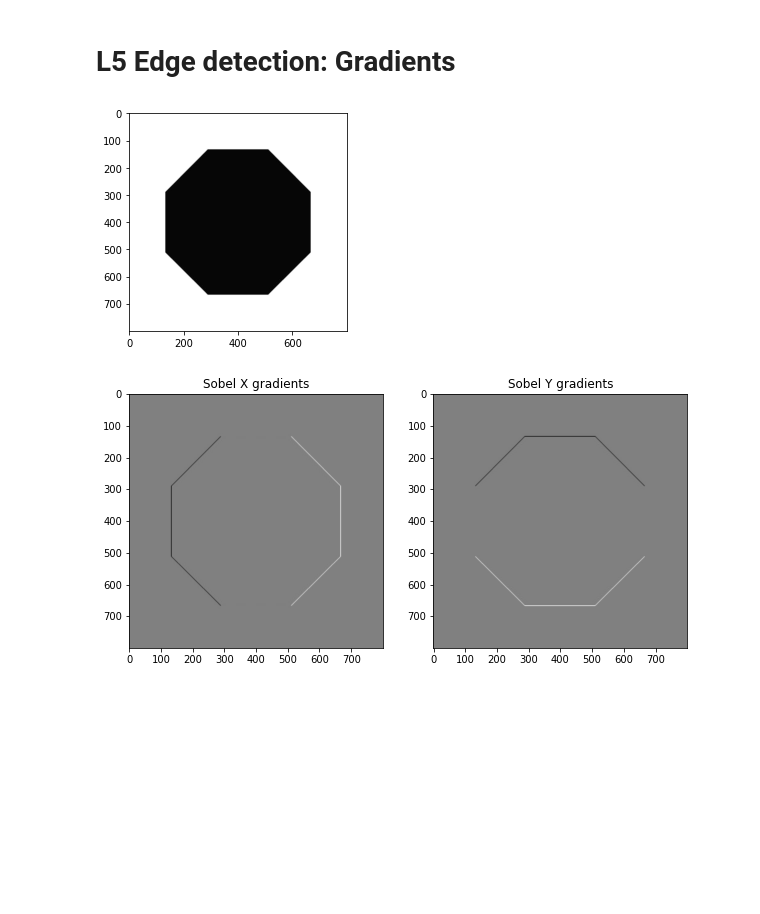
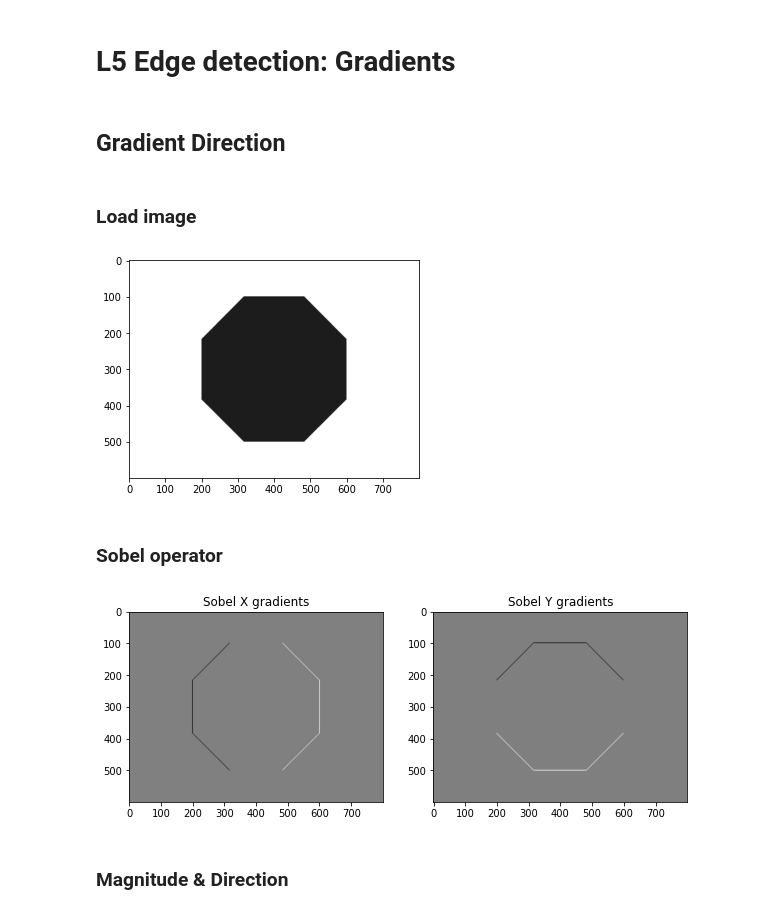
Before and after one commit to aten2001/CS6476-CV-1, a Jupyter notebook: 2A Linear image processing/In Class.ipynb, the cells around one changed output. Saved outputs shown, nothing was run; the diff lists cells and outputs as text; code cells hidden in the pictures; blank space fills up the shorter version.

```diff
--- a/2A Linear image processing/In Class.ipynb
+++ b/2A Linear image processing/In Class.ipynb
@@ -211,13 +212,19 @@ plt.yticks([])
 [figure]
 # %% [markdown]
 # L5 Edge detection: Gradients
+# %% [markdown]
+## Gradient Direction
+# %% [markdown]
+### Load image
 # %%
-img = cv2.imread(DATA_DIR + '/octogon.png', cv2.IMREAD_GRAYSCALE)
-img = np.array(img, dtype=np.float64) / 255.
+img = cv2.imread(DATA_DIR + '/octagon.jpg', cv2.IMREAD_GRAYSCALE)
+img = np.array(img, dtype=np.double) / 255.
 plt.imshow(img, cmap='gray')
 plt.show()
 # %% [output]
-[figure, old version]
+[figure, new version]
+# %% [markdown]
+### Sobel operator
 # %%
 sobelx = cv2.Sobel(img,cv2.CV_64F,1,0,ksize=3)
 sobely = cv2.Sobel(img,cv2.CV_64F,0,1,ksize=3)
@@ -229,4 +236,6 @@ axarr[0].title.set_text('Sobel X gradients')
 axarr[1].imshow((sobely + 4) / 8, cmap='gray')
 axarr[1].title.set_text('Sobel Y gradients')
 # %% [output]
-[figure, old version]
+[figure, new version]
+# %% [markdown]
+### Magnitude & Direction
```
Also changed, not shown: parts of 12 cells of this notebook, 2 other files.
